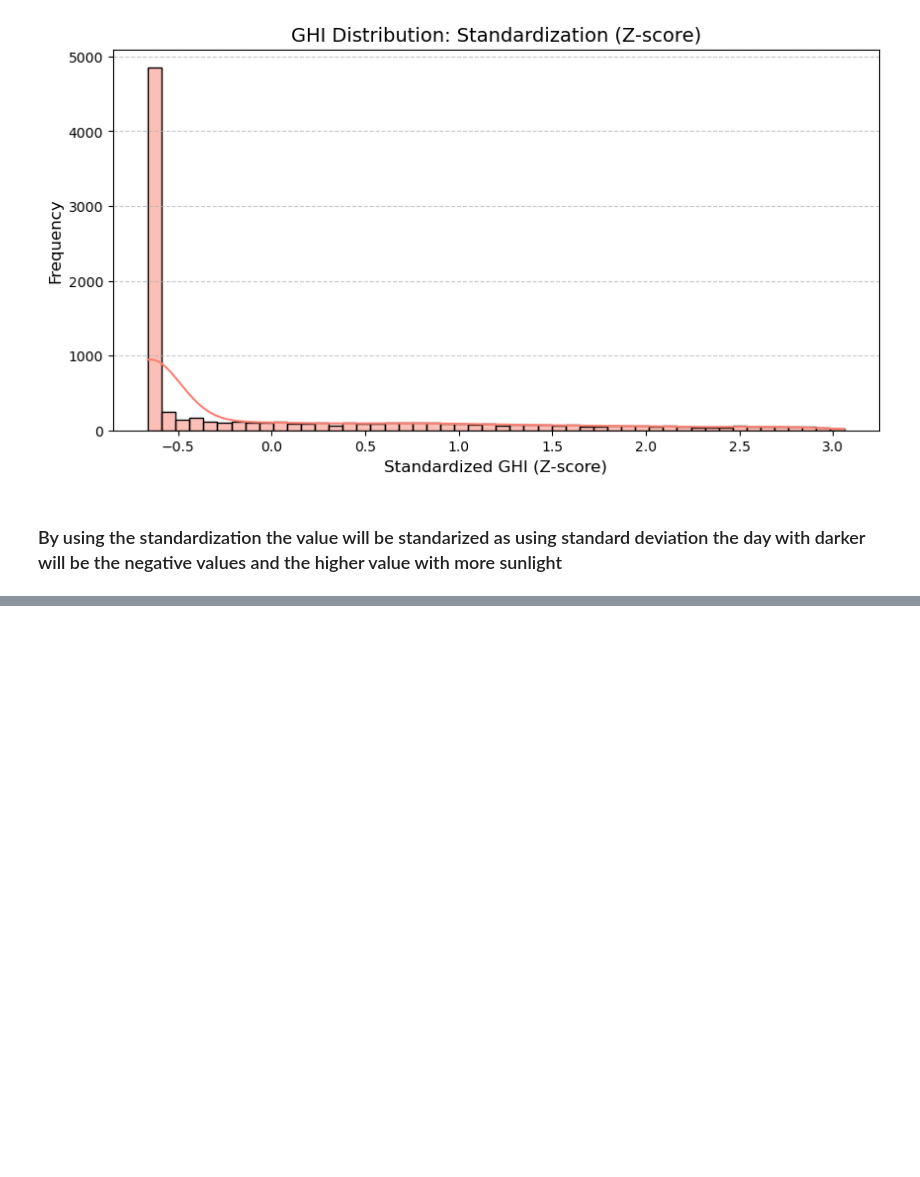
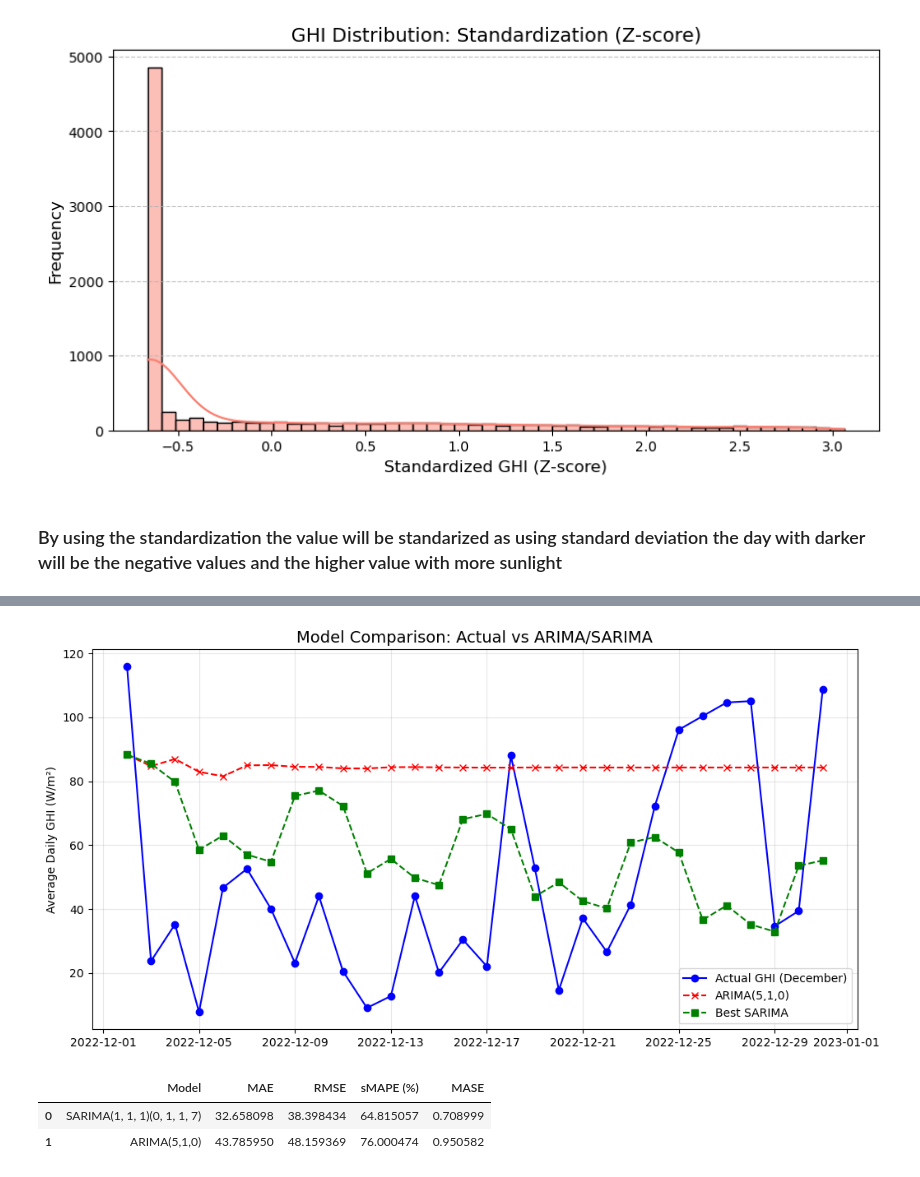
Before and after one commit to Smuthusivam/LEI-Assignment-01_Feb, a Jupyter notebook: Data Analysis.ipynb, the cells around one changed output, grey strips where cells are left out. Drawn from its saved outputs; the diff is of its cells as text; code cells hidden in the pictures; blank space fills up the shorter version.

```diff
--- a/Data Analysis.ipynb
+++ b/Data Analysis.ipynb
@@ -368,0 +514,19 @@ plt.show()
+# %%
+# 9. Plot: ARIMA vs tuned SARIMA
+plt.figure(figsize=(12, 6))
+plt.plot(test.index, test, label='Actual GHI (December)', color='blue', marker='o')
+plt.plot(test.index, forecast, label='ARIMA(5,1,0)', color='red', linestyle='--', marker='x')
+plt.plot(test.index, sarima_forecast, label='Best SARIMA', color='green', linestyle='--', marker='s')
+
+plt.title('Model Comparison: Actual vs ARIMA/SARIMA', fontsize=14)
+plt.ylabel('Average Daily GHI (W/m²)')
+plt.legend()
+plt.grid(True, alpha=0.3)
+plt.show()
+
+comparison.sort_values('RMSE').reset_index(drop=True)
+# %% [output]
+[figure, added]
+|  | Model | MAE | RMSE | sMAPE (%) | MASE |
+| 0 | SARIMA(1, 1, 1)(0, 1, 1, 7) | 32.658098 | 38.398434 | 64.815057 | 0.708999 |
+| 1 | ARIMA(5,1,0) | 43.785950 | 48.159369 | 76.000474 | 0.950582 |
```
Also changed, not shown: parts of 15 cells of this notebook.
